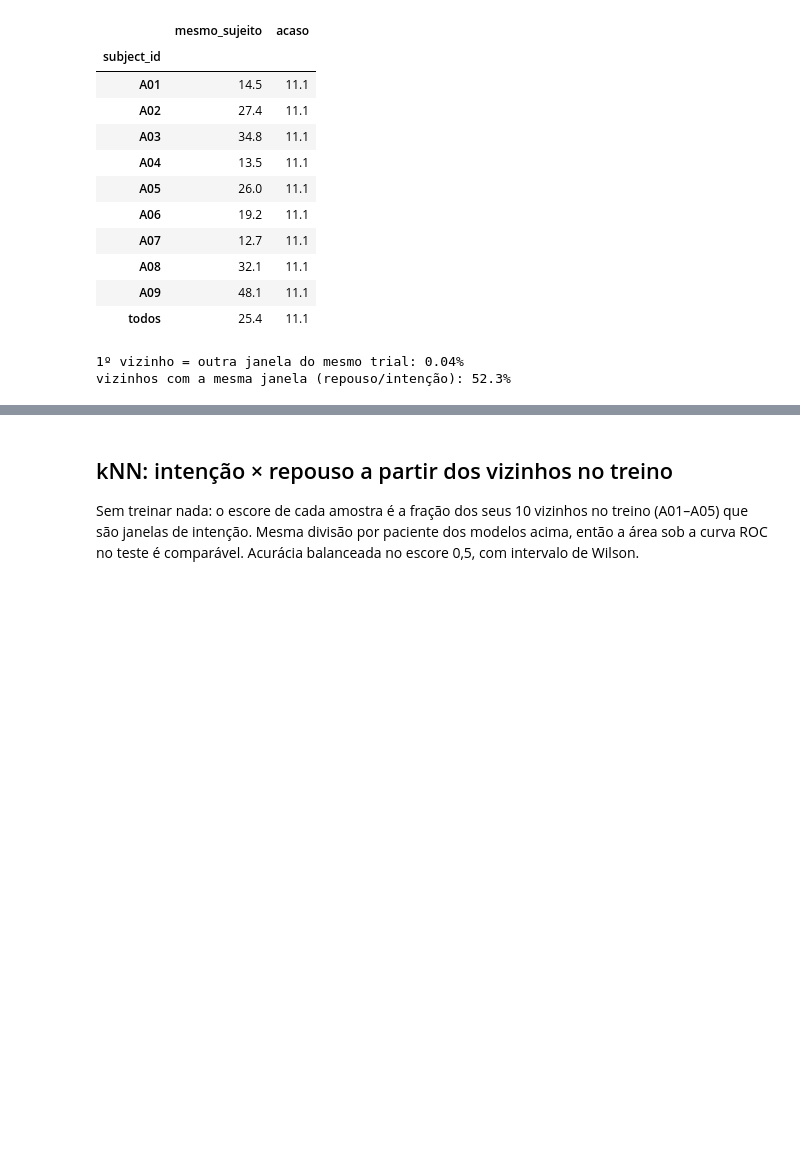
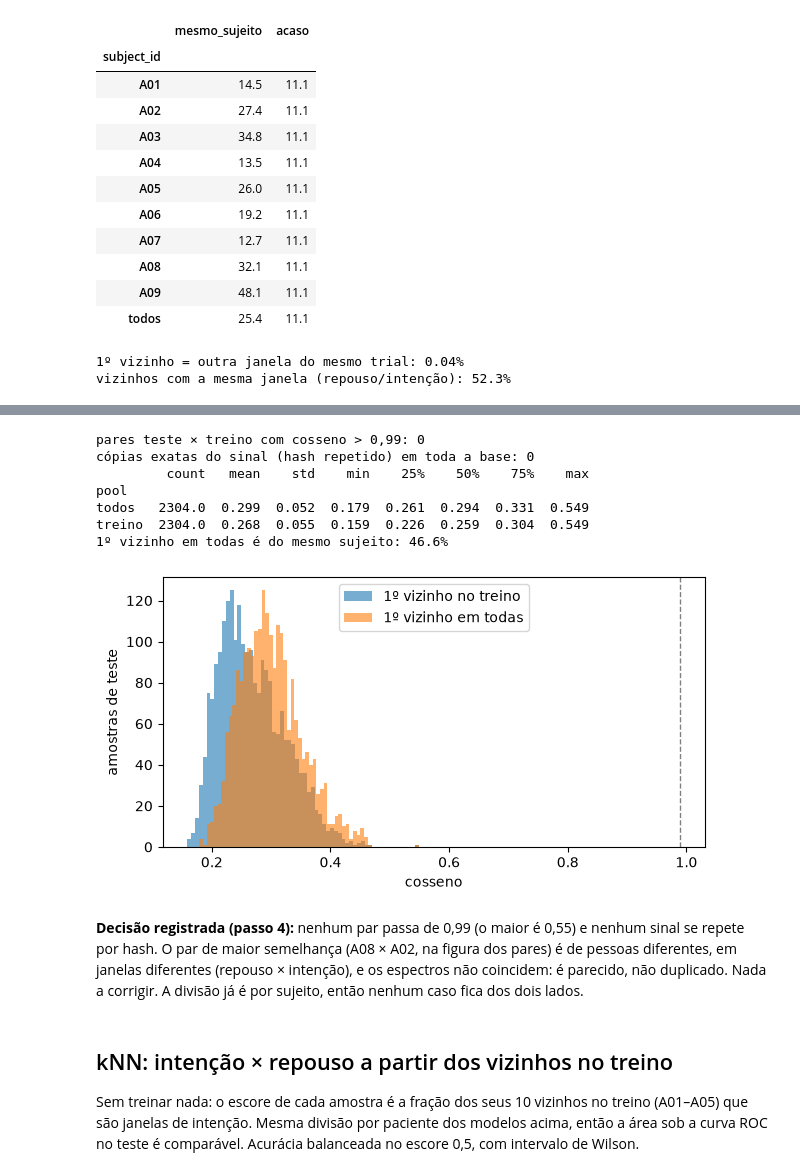
Before and after one commit to kafb04/data-engineering-multimodal-ai, a Jupyter notebook: notebooks/02_modelo_2a.ipynb, the cells around one changed output, grey strips where cells are left out. Saved outputs shown, nothing was run; the diff lists cells and outputs as text; code cells hidden in the pictures; blank space fills up the shorter version.

```diff
--- a/notebooks/02_modelo_2a.ipynb
+++ b/notebooks/02_modelo_2a.ipynb
@@ -504,0 +528,17 @@ pares com cosseno > 0,99: 0
+# %%
+top1 = neighbor[(neighbor["rank"] == 1) & (neighbor["split"] == "teste")]
+pairs = top1[top1["pool"] == "treino"].sort_values("cosine_sim", ascending=False)
+display(pairs[["sample_id", "subject_id", "neighbor_sample_id", "neighbor_subject_id", "cosine_sim"]]
+        .head(5).round(4))
+print("pares teste × treino com cosseno > 0,99:", int((pairs["cosine_sim"] > 0.99).sum()))
+print("cópias exatas do sinal (hash repetido) em toda a base:", int(emb["signal_sha1"].duplicated().sum()))
+
+fig, ax = plt.subplots(figsize=(7, 3.5))
+for pool, label in [("treino", "1º vizinho no treino"), ("todos", "1º vizinho em todas")]:
+    ax.hist(top1.loc[top1["pool"] == pool, "cosine_sim"], bins=60, alpha=0.6, label=label)
+ax.axvline(0.99, color="gray", linestyle="--", linewidth=1)
+ax.set_xlabel("cosseno"), ax.set_ylabel("amostras de teste"), ax.legend()
+print(top1.groupby("pool")["cosine_sim"].describe().round(3))
+print("1º vizinho em todas é do mesmo sujeito:",
+      f"{100 * top1.loc[top1['pool'] == 'todos', 'same_subject'].mean():.1f}%")
+# %% [output]
@@ -505,3 +551,16 @@ pares com cosseno > 0,99: 0
+pares teste × treino com cosseno > 0,99: 0
+cópias exatas do sinal (hash repetido) em toda a base: 0
+         count   mean    std    min    25%    50%    75%    max
+pool
+todos   2304.0  0.299  0.052  0.179  0.261  0.294  0.331  0.549
+treino  2304.0  0.268  0.055  0.159  0.226  0.259  0.304  0.549
+1º vizinho em todas é do mesmo sujeito: 46.6%
+[figure, added]
+# %% [markdown]
+**Decisão registrada (passo 4):** nenhum par passa de 0,99 (o maior é 0,55) e nenhum sinal se repete
+por hash. O par de maior semelhança (A08 × A02, na figura dos pares) é de pessoas diferentes, em
+janelas diferentes (repouso × intenção), e os espectros não coincidem: é parecido, não duplicado.
+Nada a corrigir. A divisão já é por sujeito, então nenhum caso fica dos dois lados.
 # %% [markdown]
 ## kNN: intenção × repouso a partir dos vizinhos no treino
 
```
Also changed, not shown: parts of 9 cells of this notebook, 4 other files.
